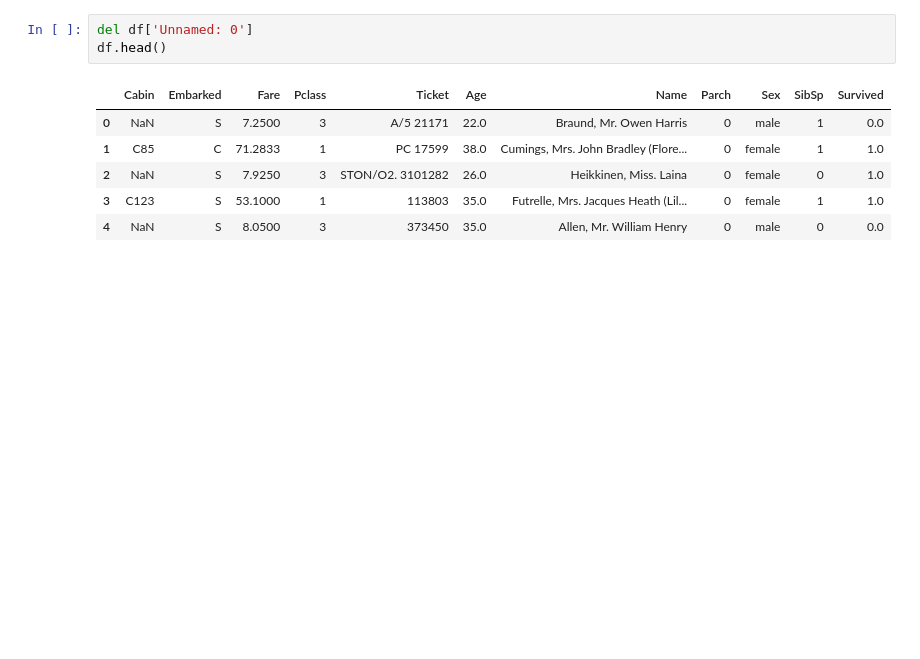
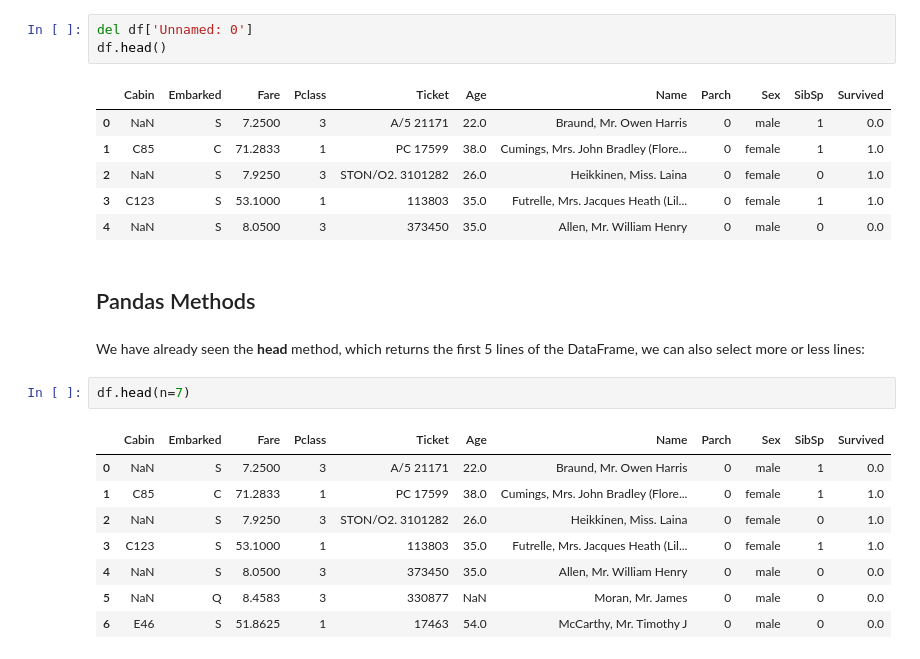
Before and after one commit to TrainingByPackt/Applied-Supervised-Learning-with-Python, a Jupyter notebook: Chapter 1 - Machine Learning Toolkit/Pandas.ipynb, the cells around one changed output. Drawn from its saved outputs; the diff is of its cells as text; blank space fills up the shorter version.

```diff
--- a/Chapter 1 - Machine Learning Toolkit/Pandas.ipynb
+++ b/Chapter 1 - Machine Learning Toolkit/Pandas.ipynb
@@ -301,3 +302,18 @@ df.head()
 | 2 | NaN | S | 7.9250 | 3 | STON/O2. 3101282 | 26.0 | Heikkinen, Miss. Laina | 0 | female | 0 | 1.0 |
 | 3 | C123 | S | 53.1000 | 1 | 113803 | 35.0 | Futrelle, Mrs. Jacques Heath (Lil... | 0 | female | 1 | 1.0 |
 | 4 | NaN | S | 8.0500 | 3 | 373450 | 35.0 | Allen, Mr. William Henry | 0 | male | 0 | 0.0 |
+# %% [markdown]
+## Pandas Methods
+# %% [markdown]
+We have already seen the **head** method, which returns the first 5 lines of the DataFrame, we can also select more or less lines:
+# %%
+df.head(n=7)
+# %% [output]
+|  | Cabin | Embarked | Fare | Pclass | Ticket | Age | Name | Parch | Sex | SibSp | Survived |
+| 0 | NaN | S | 7.2500 | 3 | A/5 21171 | 22.0 | Braund, Mr. Owen Harris | 0 | male | 1 | 0.0 |
+| 1 | C85 | C | 71.2833 | 1 | PC 17599 | 38.0 | Cumings, Mrs. John Bradley (Flore... | 0 | female | 1 | 1.0 |
+| 2 | NaN | S | 7.9250 | 3 | STON/O2. 3101282 | 26.0 | Heikkinen, Miss. Laina | 0 | female | 0 | 1.0 |
+| 3 | C123 | S | 53.1000 | 1 | 113803 | 35.0 | Futrelle, Mrs. Jacques Heath (Lil... | 0 | female | 1 | 1.0 |
+| 4 | NaN | S | 8.0500 | 3 | 373450 | 35.0 | Allen, Mr. William Henry | 0 | male | 0 | 0.0 |
+| 5 | NaN | Q | 8.4583 | 3 | 330877 | NaN | Moran, Mr. James | 0 | male | 0 | 0.0 |
+| 6 | E46 | S | 51.8625 | 1 | 17463 | 54.0 | McCarthy, Mr. Timothy J | 0 | male | 0 | 0.0 |
```
Also changed, not shown: parts of 39 cells of this notebook.
